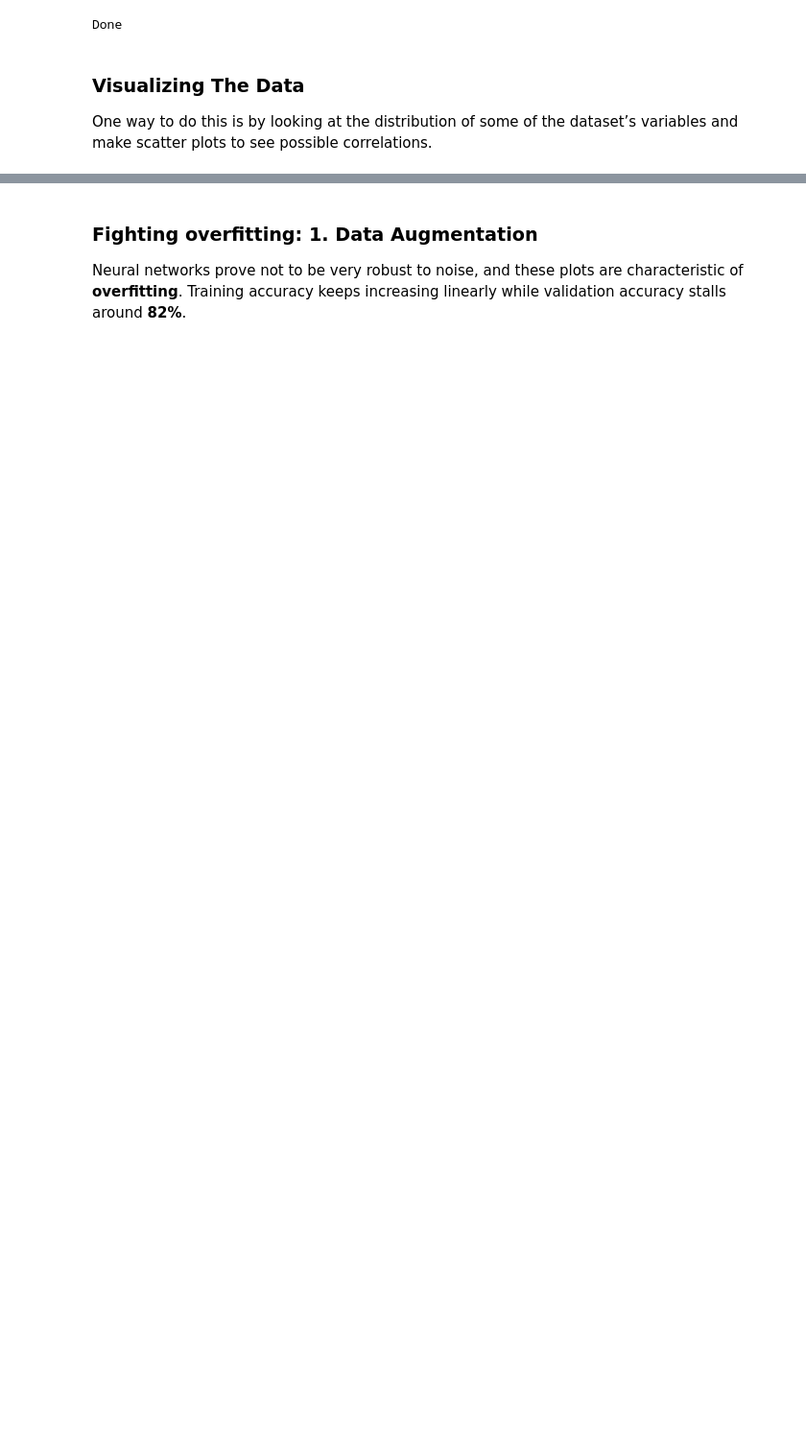
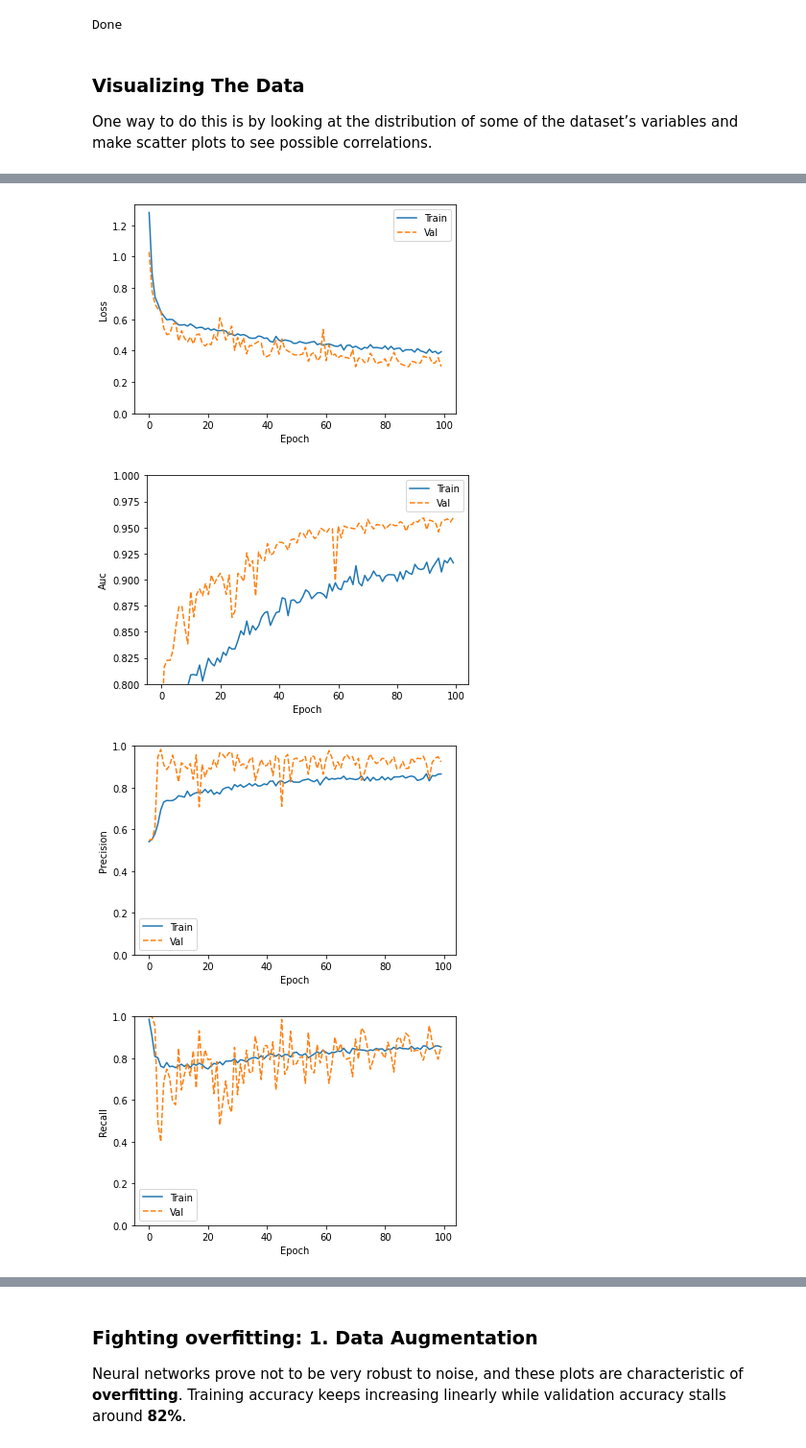
Before and after one commit to MarshaGomez/CNN-Medical-Imaging-Analysis, a Jupyter notebook: Code/Scratch_CNN_masses_vs_calc.ipynb, the cells around one changed output, grey strips where cells are left out. Shown: that part at 96% size. Saved outputs shown, nothing was run; the diff lists cells and outputs as text; code cells hidden in the pictures; blank space fills up the shorter version.

```diff
--- a/Code/Scratch_CNN_masses_vs_calc.ipynb
+++ b/Code/Scratch_CNN_masses_vs_calc.ipynb
@@ -372 +393,9 @@ plt.show()
+# %%
+plt = plot_metrics(history)
+plt.show()
+# %% [output]
+[figure, added]
+[figure, added]
+[figure, added]
+[figure, added]
 # %%
```
Also changed, not shown: parts of 16 cells of this notebook.
